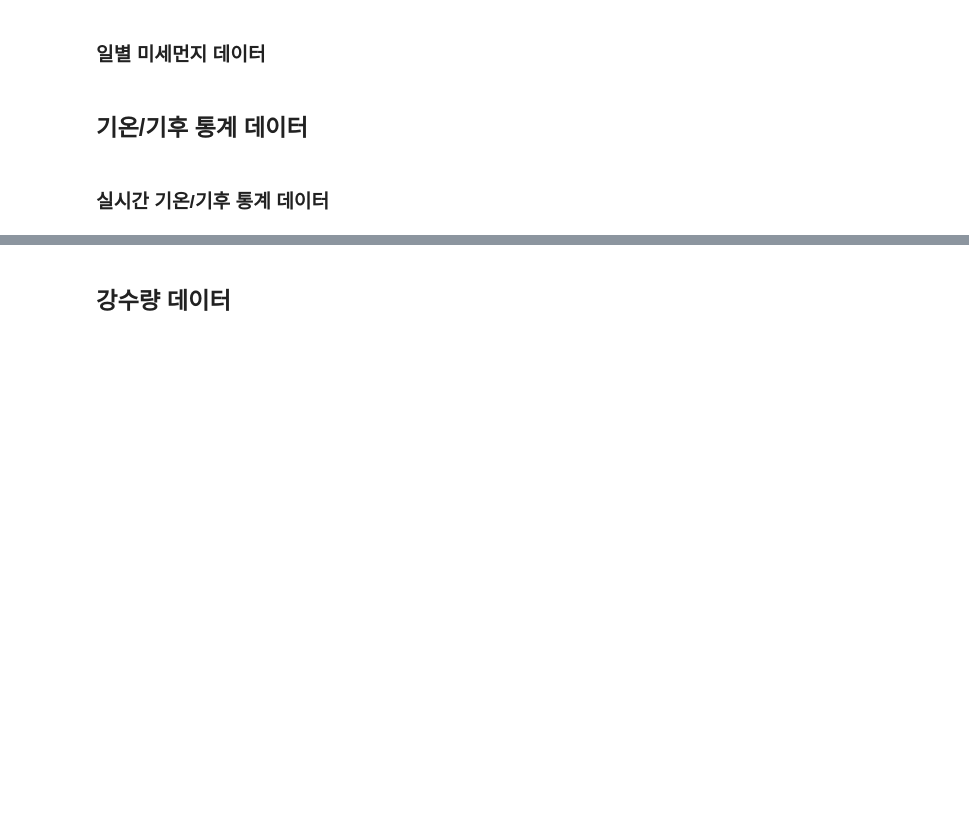
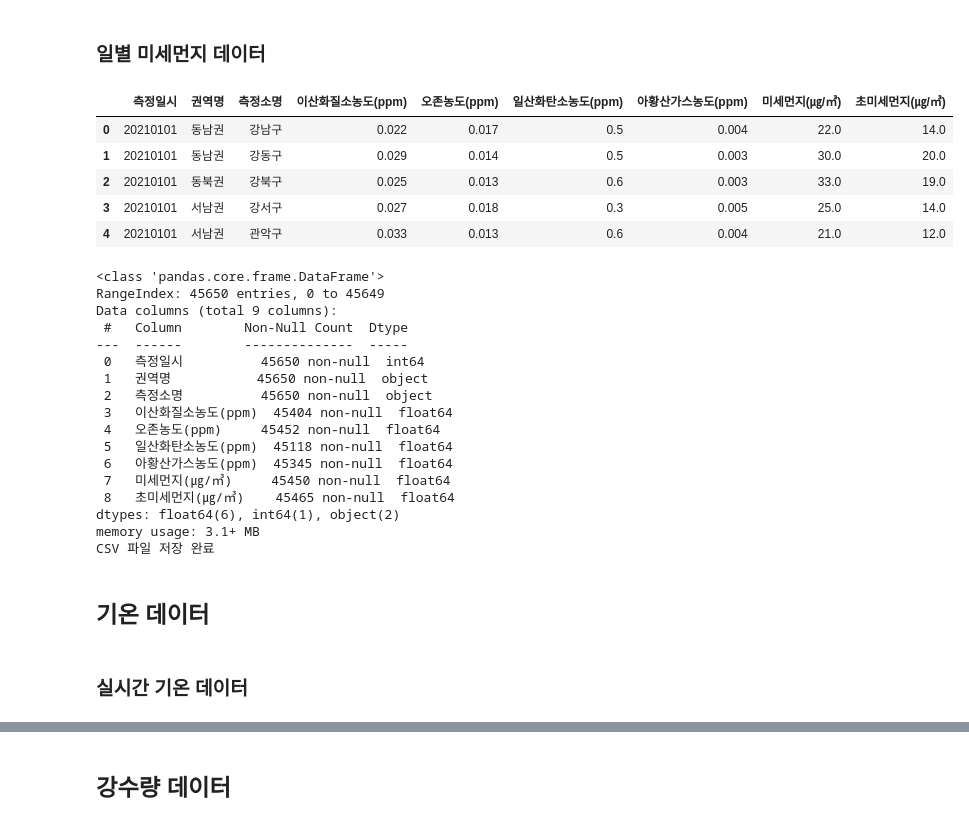
Before and after one commit to syeonris72/seoul-bicycle-analysis, a Jupyter notebook: sub/notebooks/seoul_bike.ipynb, the cells around one changed output, grey strips where cells are left out. Drawn from its saved outputs; the diff is of its cells as text; code cells hidden in the pictures; blank space fills up the shorter version.

```diff
--- a/sub/notebooks/seoul_bike.ipynb
+++ b/sub/notebooks/seoul_bike.ipynb
@@ -347,7 +350,61 @@ daily_air_columns = {
+# %%
+years = [2021, 2022, 2023, 2024, 2025]
+daily_air_rows = []
+
+for year in years:
+    file_path = BASE + f'daily_air_{year}.csv'
+
+    if os.path.exists(file_path):
+        try:
+            temp_df = pd.read_csv(file_path, encoding='utf-8')
+        except UnicodeDecodeError:
+            temp_df = pd.read_csv(file_path, encoding='cp949')
+
+        rename_dict = {
+            '미세먼지농도(㎍/㎥)': '미세먼지(㎍/㎥)',
+            '초미세먼지농도(㎍/㎥)': '초미세먼지(㎍/㎥)'
+        }
+        temp_df = temp_df.rename(columns=rename_dict)
+
+        daily_air_rows.append(temp_df)
+
+if daily_air_rows:
+    daily_air_df = pd.concat(daily_air_rows, ignore_index=True)
+
+    display(daily_air_df.head())
+    daily_air_df.info()
+
+    SAVE_PATH = BASE + 'daily_air.csv'
+    daily_air_df.to_csv(SAVE_PATH, index=False, encoding='utf-8-sig')
+    print("CSV 파일 저장 완료")
+# %% [output]
+|  | 측정일시 | 권역명 | 측정소명 | 이산화질소농도(ppm) | 오존농도(ppm) | 일산화탄소농도(ppm) | 아황산가스농도(ppm) | 미세먼지(㎍/㎥) | 초미세먼지(㎍/㎥) |
+| 0 | 20210101 | 동남권 | 강남구 | 0.022 | 0.017 | 0.5 | 0.004 | 22.0 | 14.0 |
+| 1 | 20210101 | 동남권 | 강동구 | 0.029 | 0.014 | 0.5 | 0.003 | 30.0 | 20.0 |
+| 2 | 20210101 | 동북권 | 강북구 | 0.025 | 0.013 | 0.6 | 0.003 | 33.0 | 19.0 |
+| 3 | 20210101 | 서남권 | 강서구 | 0.027 | 0.018 | 0.3 | 0.005 | 25.0 | 14.0 |
+| 4 | 20210101 | 서남권 | 관악구 | 0.033 | 0.013 | 0.6 | 0.004 | 21.0 | 12.0 |
+<class 'pandas.core.frame.DataFrame'>
+RangeIndex: 45650 entries, 0 to 45649
+Data columns (total 9 columns):
+ #   Column        Non-Null Count  Dtype
+---  ------        --------------  -----
+ 0   측정일시          45650 non-null  int64
+ 1   권역명           45650 non-null  object
+ 2   측정소명          45650 non-null  object
+ 3   이산화질소농도(ppm)  45404 non-null  float64
+ 4   오존농도(ppm)     45452 non-null  float64
+ 5   일산화탄소농도(ppm)  45118 non-null  float64
+ 6   아황산가스농도(ppm)  45345 non-null  float64
+ 7   미세먼지(㎍/㎥)     45450 non-null  float64
+ 8   초미세먼지(㎍/㎥)    45465 non-null  float64
+dtypes: float64(6), int64(1), object(2)
+memory usage: 3.1+ MB
+CSV 파일 저장 완료
 # %% [markdown]
-## 기온/기후 통계 데이터
+## 기온 데이터
 # %% [markdown]
-### 실시간 기온/기후 통계 데이터
+### 실시간 기온 데이터
 # %%
 api_key = '59d0685ecd6d50267a2e1ae5b66f7f72a1beabfb46b0612ed8dca76e974db0a1'
 url = 'http://apis.data.go.kr/1360000/VilageFcstInfoService_2.0/getUltraSrtNcst'
```
Also changed, not shown: parts of 41 cells of this notebook.
